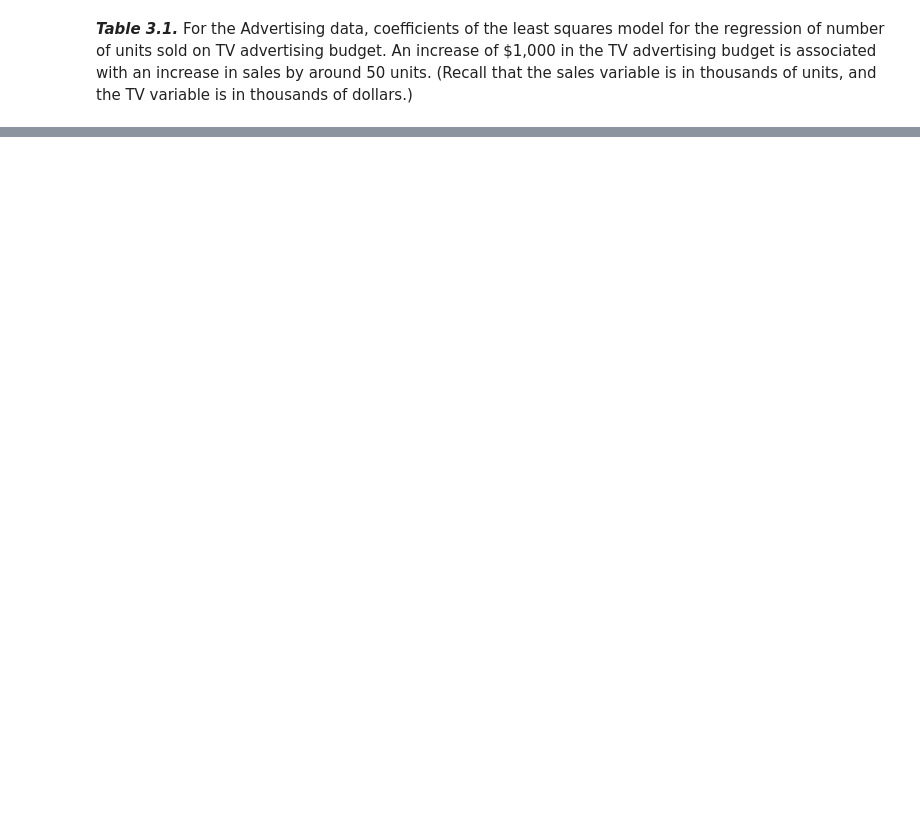
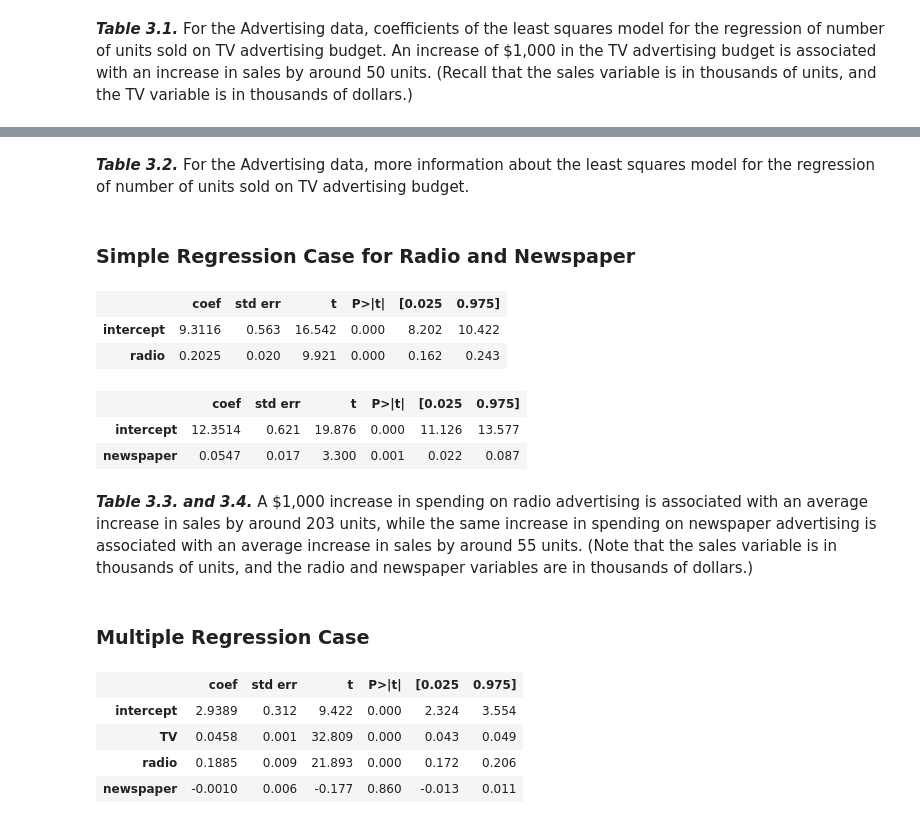
Before and after one commit to sachin80/ISLP_labs, a Jupyter notebook: Ch03_figs.ipynb, the cells around one changed output, grey strips where cells are left out. Saved outputs shown, nothing was run; the diff lists cells and outputs as text; code cells hidden in the pictures; blank space fills up the shorter version.

```diff
--- a/Ch03_figs.ipynb
+++ b/Ch03_figs.ipynb
@@ -330,0 +363,42 @@ TV variable is in thousands of dollars.)
+# %% [markdown]
+***Table 3.2.*** For the Advertising data, more information about the least
+squares model for the regression of number of units sold on TV advertising budget.
+# %% [markdown]
+### Simple Regression Case for Radio and Newspaper
+# %%
+X = MS(['radio']).fit_transform(advertising)
+y = advertising['sales']
+model = sm.OLS(y, X)
+results = model.fit()
+results.summary().tables[1]a
+# %% [output]
+|  | coef | std err | t | P>|t| | [0.025 | 0.975] |
+| intercept | 9.3116 | 0.563 | 16.542 | 0.000 | 8.202 | 10.422 |
+| radio | 0.2025 | 0.020 | 9.921 | 0.000 | 0.162 | 0.243 |
+# %%
+X = MS(['newspaper']).fit_transform(advertising)
+y = advertising['sales']
+model = sm.OLS(y, X)
+results = model.fit()
+results.summary().tables[1]
+# %% [output]
+|  | coef | std err | t | P>|t| | [0.025 | 0.975] |
+| intercept | 12.3514 | 0.621 | 19.876 | 0.000 | 11.126 | 13.577 |
+| newspaper | 0.0547 | 0.017 | 3.300 | 0.001 | 0.022 | 0.087 |
+# %% [markdown]
+***Table 3.3. and 3.4.***
+A $1,000 increase in spending on radio advertising is associated with an average increase in sales by around 203 units, while the same increase in spending on newspaper advertising is associated with an average increase in sales by around 55 units. (Note that the sales variable is in thousands of units, and the radio and newspaper variables are in thousands of dollars.)
+# %% [markdown]
+### Multiple Regression Case
+# %%
+X = MS(['TV', 'radio', 'newspaper']).fit_transform(advertising)
+y = advertising['sales']
+model = sm.OLS(y, X)
+results = model.fit()
+results.summary().tables[1]
+# %% [output]
+|  | coef | std err | t | P>|t| | [0.025 | 0.975] |
+| intercept | 2.9389 | 0.312 | 9.422 | 0.000 | 2.324 | 3.554 |
+| TV | 0.0458 | 0.001 | 32.809 | 0.000 | 0.043 | 0.049 |
+| radio | 0.1885 | 0.009 | 21.893 | 0.000 | 0.172 | 0.206 |
+| newspaper | -0.0010 | 0.006 | -0.177 | 0.860 | -0.013 | 0.011 |
```
Also changed, not shown: parts of 11 cells of this notebook.
